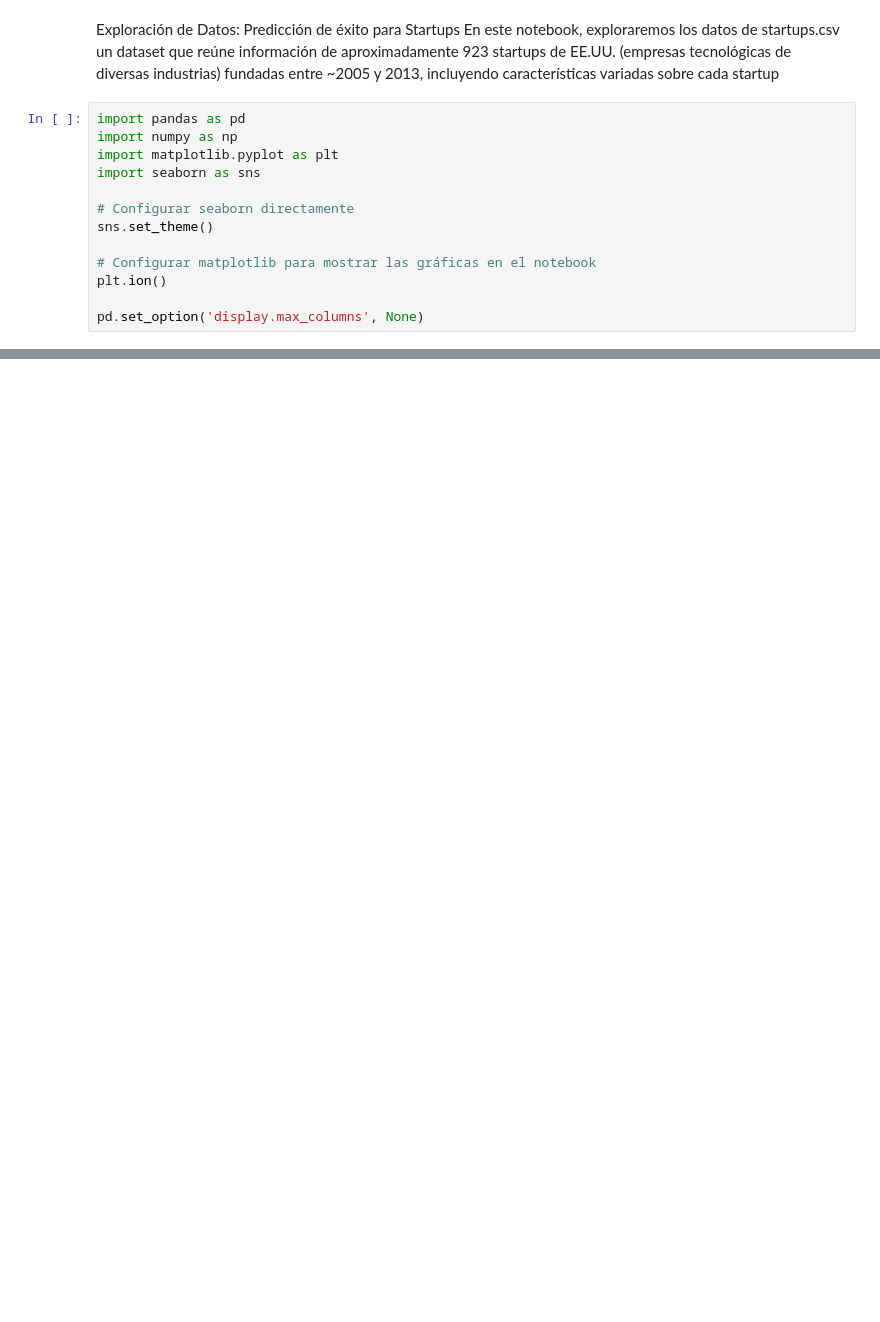
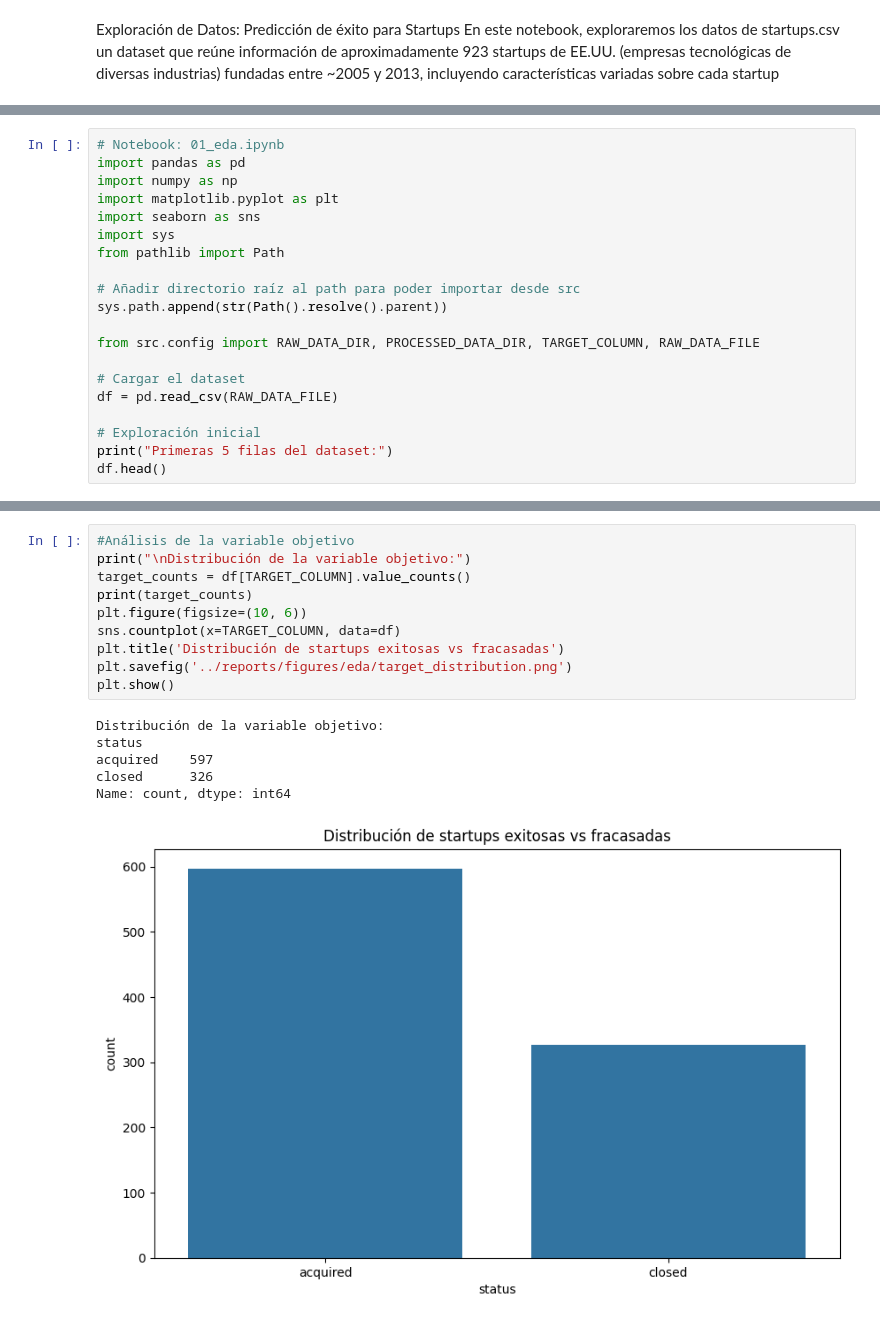
Before and after one commit to AlexLopez-ia/startups-ml, a Jupyter notebook: notebooks/01_eda.ipynb, the cells around one changed output, grey strips where cells are left out. Cells and saved outputs as stored; diff of their text form; blank space fills up the shorter version.

```diff
--- a/notebooks/01_eda.ipynb
+++ b/notebooks/01_eda.ipynb
@@ -4,13 +3,0 @@ En este notebook, exploraremos los datos de startups.csv un dataset que reúne i
-# %%
-import pandas as pd
-import numpy as np
-import matplotlib.pyplot as plt
-import seaborn as sns
-
-# Configurar seaborn directamente
-sns.set_theme()
-
-# Configurar matplotlib para mostrar las gráficas en el notebook
-plt.ion()
-
-pd.set_option('display.max_columns', None)
@@ -83,0 +4,20 @@ dtype: float64
+# %%
+# Notebook: 01_eda.ipynb
+import pandas as pd
+import numpy as np
+import matplotlib.pyplot as plt
+import seaborn as sns
+import sys
+from pathlib import Path
+
+# Añadir directorio raíz al path para poder importar desde src
+sys.path.append(str(Path().resolve().parent))
+
+from src.config import RAW_DATA_DIR, PROCESSED_DATA_DIR, TARGET_COLUMN, RAW_DATA_FILE
+
+# Cargar el dataset
+df = pd.read_csv(RAW_DATA_FILE)
+
+# Exploración inicial
+print("Primeras 5 filas del dataset:")
+df.head()
@@ -83,0 +64,17 @@ dtype: float64
+# %%
+#Análisis de la variable objetivo
+print("\nDistribución de la variable objetivo:")
+target_counts = df[TARGET_COLUMN].value_counts()
+print(target_counts)
+plt.figure(figsize=(10, 6))
+sns.countplot(x=TARGET_COLUMN, data=df)
+plt.title('Distribución de startups exitosas vs fracasadas')
+plt.savefig('../reports/figures/eda/target_distribution.png')
+plt.show()
+# %% [output]
+Distribución de la variable objetivo:
+status
+acquired    597
+closed      326
+Name: count, dtype: int64
+[figure, added]
```
Also changed, not shown: parts of 10 cells of this notebook, 12 other files.
